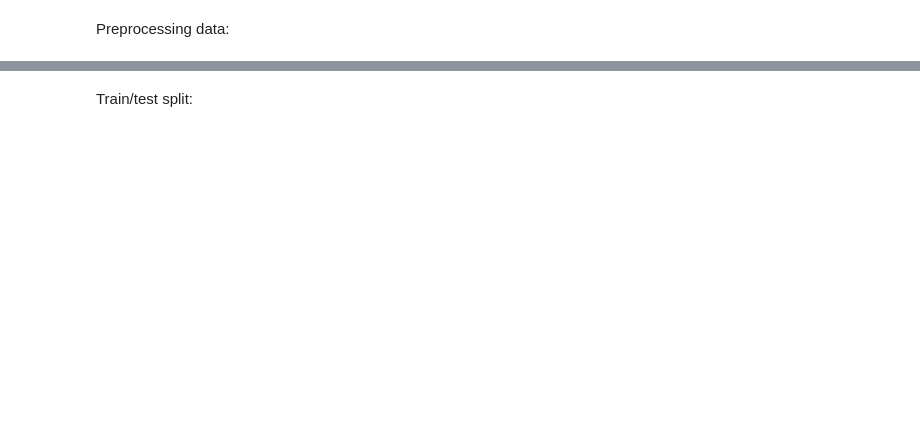
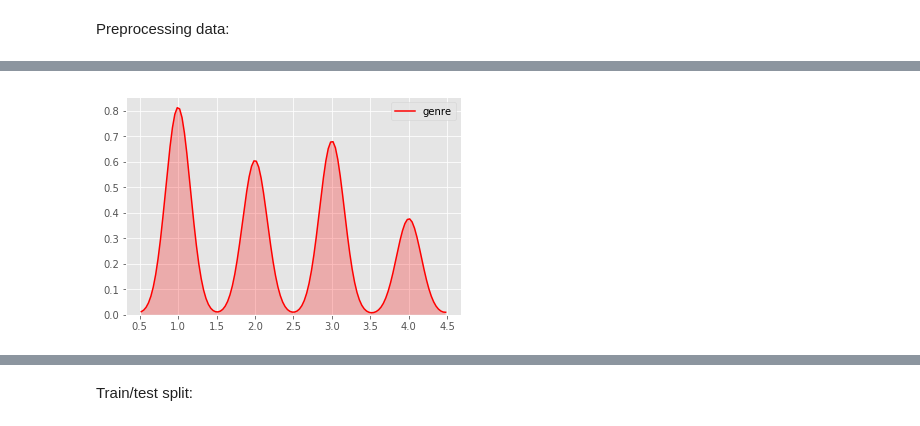
Before and after one commit to arendtrasmussen/MBML_banden, a Jupyter notebook: Classification1.ipynb, the cells around one changed output, grey strips where cells are left out. Drawn from its saved outputs; the diff is of its cells as text; code cells hidden in the pictures; blank space fills up the shorter version.

```diff
--- a/Classification1.ipynb
+++ b/Classification1.ipynb
@@ -98,3 +130,7 @@ plt.show()
+# %%
+ax = sb.kdeplot(df["genre"], shade=True, color="r") #Show distribution of genres (classes)
+# %% [output]
+[figure, added]
 # %%
 # separate between features/inputs (X) and target/output variables (y)
 mat = df.drop(['artist_name','track_name','track_id'],axis = 1)
```
Also changed, not shown: parts of 22 cells of this notebook.
